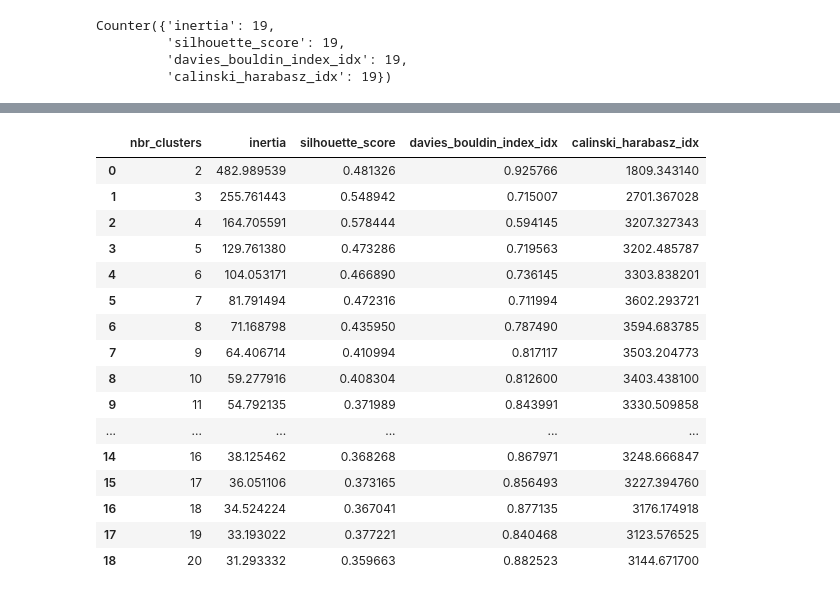
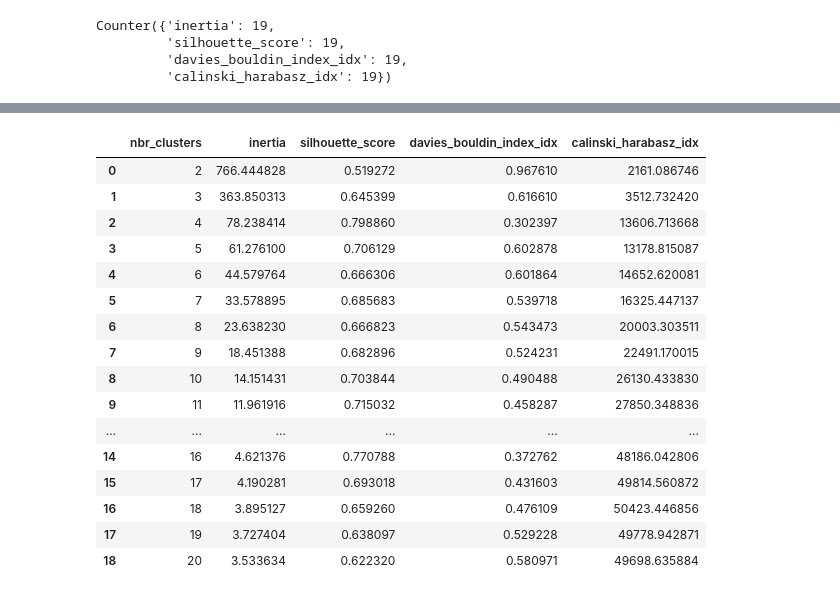
Before and after one commit to chevernemilia/ecl-ds-toolkit, a Jupyter notebook: statistical_testing.ipynb, the cells around one changed output, grey strips where cells are left out. Drawn from its saved outputs; the diff is of its cells as text; code cells hidden in the pictures.

```diff
--- a/statistical_testing.ipynb
+++ b/statistical_testing.ipynb
@@ -1928,20 +1916,0 @@ Counter({'Married': 864, 'Together': 580, 'Single': 480, 'Divorced': 232, 'Widow
-# %%
-
-df7 = df7.select_dtypes(include='number')
-
-# figure out nbr of missing per col
-df7.isna().sum()
-
-#imputation
-# to replace nan in num by random sampling of its own column
-# Define a function for random sampling imputation
-def random_sampling_imputation(series):
-    # Get non-missing values
-    non_missing = series.dropna()
-    # Generate random indices
-    rand_index = np.random.choice(non_missing.index, size=series.isnull().sum(), replace=True)
-    # Replace missing values with randomly sampled values
-    series[series.isnull()] = non_missing[rand_index].values
-    return series
-
-df7['Income'] = random_sampling_imputation(df7['Income'])
@@ -2199,15 +2185,19 @@ plt.show()
 clusters_nbr_list = range(2,21)
 clusters_nbr_list
 
+########################################################
+
+# Initialize MinMaxScaler
+scaler = MinMaxScaler()
+
+# Apply Min-Max scaling to the data
+df7_mmscaled = scaler.fit_transform(df7)
+check_df7_mmscaled = pd.DataFrame(df7_mmscaled, columns=df7.columns)
+
+########################################################
+
 pca = PCA(n_components=2)  # Reduce to 2 dimensions for visualization
 df7_pca = pca.fit_transform(df7_mmscaled)
-
-n_clusters = 4
-
-
-# Initializing and fitting KMeans clustering model
-kmeans = KMeans(n_clusters=n_clusters, n_init=10)
-kmeans.fit(df7_pca)
 
 # inertia_list = []
 # silhouette_score_list = []
@@ -2226,49 +2216,49 @@ for clus_nbr in clusters_nbr_list:
     kmeans = KMeans(n_clusters=clus_nbr, n_init=10)
     kmeans.fit(df7_pca)
     # kmeans.fit(df7_scaled)
     # Getting cluster centers and labels
     centroids = kmeans.cluster_centers_
     cluster_labels = kmeans.labels_
 
     # Evaluate clustering performance
     inertia = kmeans.inertia_
     silhouette_score = metrics.silhouette_score(df7_pca, cluster_labels)
     davies_bouldin_index = metrics.davies_bouldin_score(df7_pca, cluster_labels)
     calinski_harabasz_index = metrics.calinski_harabasz_score(df7_pca, cluster_labels)
 
     iner_lst.append(inertia)
     silhouette_lst.append(silhouette_score)
     db_idx_lst.append(davies_bouldin_index)
     ch_idx_lst.append(calinski_harabasz_index)
 
 
 kmean_eval = pd.DataFrame({
                 'nbr_clusters': clusters_nbr_list,
                 'inertia': iner_lst,
                 'silhouette_score': silhouette_lst,
                 'davies_bouldin_index_idx': db_idx_lst,
                 'calinski_harabasz_idx': ch_idx_lst
                 })
 
 kmean_eval
 # %% [output]
 |  | nbr_clusters | inertia | silhouette_score | davies_bouldin_index_idx | calinski_harabasz_idx |
-| 0 | 2 | 482.989539 | 0.481326 | 0.925766 | 1809.343140 |
-| 1 | 3 | 255.761443 | 0.548942 | 0.715007 | 2701.367028 |
-| 2 | 4 | 164.705591 | 0.578444 | 0.594145 | 3207.327343 |
-| 3 | 5 | 129.761380 | 0.473286 | 0.719563 | 3202.485787 |
-| 4 | 6 | 104.053171 | 0.466890 | 0.736145 | 3303.838201 |
-| 5 | 7 | 81.791494 | 0.472316 | 0.711994 | 3602.293721 |
-| 6 | 8 | 71.168798 | 0.435950 | 0.787490 | 3594.683785 |
-| 7 | 9 | 64.406714 | 0.410994 | 0.817117 | 3503.204773 |
-| 8 | 10 | 59.277916 | 0.408304 | 0.812600 | 3403.438100 |
-| 9 | 11 | 54.792135 | 0.371989 | 0.843991 | 3330.509858 |
+| 0 | 2 | 766.444828 | 0.519272 | 0.967610 | 2161.086746 |
+| 1 | 3 | 363.850313 | 0.645399 | 0.616610 | 3512.732420 |
+| 2 | 4 | 78.238414 | 0.798860 | 0.302397 | 13606.713668 |
+| 3 | 5 | 61.276100 | 0.706129 | 0.602878 | 13178.815087 |
+| 4 | 6 | 44.579764 | 0.666306 | 0.601864 | 14652.620081 |
+| 5 | 7 | 33.578895 | 0.685683 | 0.539718 | 16325.447137 |
+| 6 | 8 | 23.638230 | 0.666823 | 0.543473 | 20003.303511 |
+| 7 | 9 | 18.451388 | 0.682896 | 0.524231 | 22491.170015 |
+| 8 | 10 | 14.151431 | 0.703844 | 0.490488 | 26130.433830 |
+| 9 | 11 | 11.961916 | 0.715032 | 0.458287 | 27850.348836 |
 | ... | ... | ... | ... | ... | ... |
-| 14 | 16 | 38.125462 | 0.368268 | 0.867971 | 3248.666847 |
-| 15 | 17 | 36.051106 | 0.373165 | 0.856493 | 3227.394760 |
-| 16 | 18 | 34.524224 | 0.367041 | 0.877135 | 3176.174918 |
-| 17 | 19 | 33.193022 | 0.377221 | 0.840468 | 3123.576525 |
-| 18 | 20 | 31.293332 | 0.359663 | 0.882523 | 3144.671700 |
+| 14 | 16 | 4.621376 | 0.770788 | 0.372762 | 48186.042806 |
+| 15 | 17 | 4.190281 | 0.693018 | 0.431603 | 49814.560872 |
+| 16 | 18 | 3.895127 | 0.659260 | 0.476109 | 50423.446856 |
+| 17 | 19 | 3.727404 | 0.638097 | 0.529228 | 49778.942871 |
+| 18 | 20 | 3.533634 | 0.622320 | 0.580971 | 49698.635884 |
 # %%
 # Reshape DataFrame to long format
 kmean_eval_long = pd.melt(kmean_eval, id_vars=['nbr_clusters'], var_name='Variable', value_name='Value')
```
Also changed, not shown: parts of 22 cells of this notebook, 1 other file.
